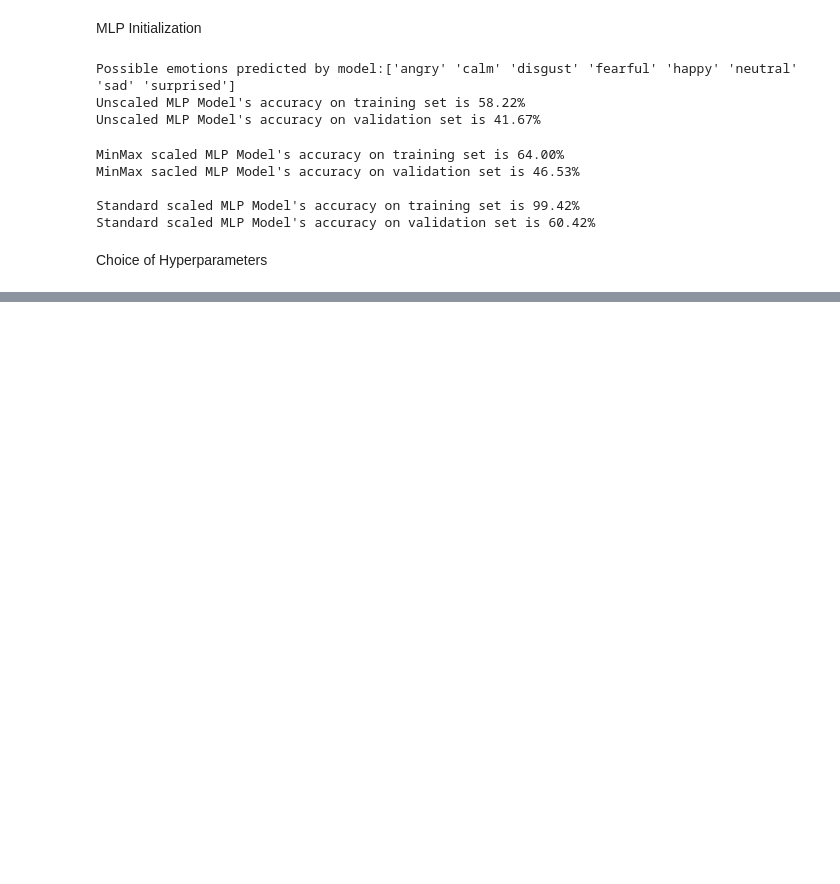
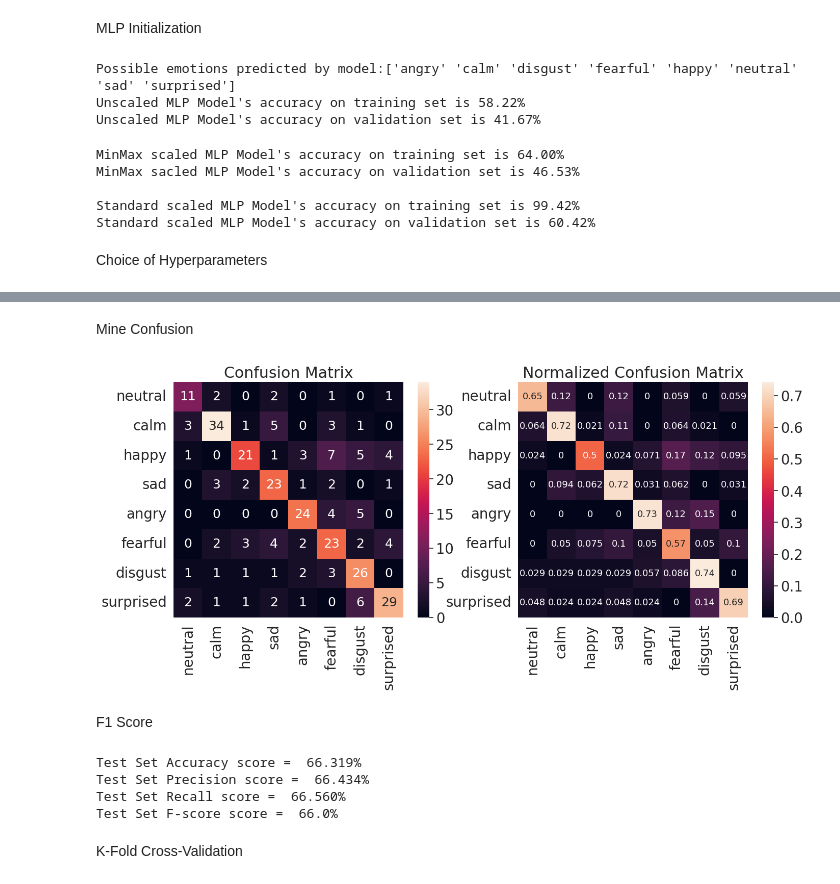
Before and after one commit to Wilson30678tw/Week4-NeuralNetworks, a Jupyter notebook: W4_Neural_Networks.ipynb, the cells around one changed output, grey strips where cells are left out. Drawn from its saved outputs; the diff is of its cells as text; code cells hidden in the pictures; blank space fills up the shorter version.

```diff
--- a/W4_Neural_Networks.ipynb
+++ b/W4_Neural_Networks.ipynb
@@ -225,0 +238,14 @@ MinMax Scaling:
+# %%
+# Standard
+print('\033[1m' + 'My Standard Scaling:\n' + '\033[0m')
+scaler_standard = StandardScaler()
+my_features_scaled = scaler_standard.fit_transform(my_features)
+my_features_scaled_df = pd.DataFrame(my_features_scaled, columns=my_features.columns)
+print_features(my_features_scaled_df)
+
+# MinMax
+print('\n\n\033[1m' + 'My MinMax Scaling:\n' + '\033[0m')
+scaler_minmax = MinMaxScaler()
+my_features_minmax = scaler_minmax.fit_transform(my_features)
+my_features_minmax_df = pd.DataFrame(my_features_minmax, columns=my_features.columns)
+print_features(my_features_minmax_df)
@@ -389,0 +537,51 @@ KeyboardInterrupt:
+# %% [markdown]
+Mine Confusion
+# %%
+# get predictions on test set
+y_pred_emotion = model.predict(my_features_scaled_df)
+y_pred_emotion_groundtruth = my_emotions
+
+# set labels for matrix axes from emotions
+emotion_list =['neutral','calm','happy','sad','angry','fearful','disgust','surprised']
+emotion_name = [emotion for emotion in emotion_list]
+
+# build confusion matrix and normalized confusion matrix
+my_conf_matrix = confusion_matrix(y_pred_emotion_groundtruth, y_pred_emotion, labels=emotion_list)
+my_conf_matrix_norm = confusion_matrix(y_pred_emotion_groundtruth, y_pred_emotion,normalize='true', labels=emotion_list)
+
+
+
+# make a confusion matrix with labels using a DataFrame
+my_confmatrix_df = pd.DataFrame(my_conf_matrix, index=emotion_name, columns=emotion_name)
+my_confmatrix_df_norm = pd.DataFrame(my_conf_matrix_norm, index=emotion_name, columns=emotion_name)
+
+# plot confusion matrices
+plt.figure(figsize=(16,6))
+sn.set(font_scale=1.8) # emotion label and title size
+plt.subplot(1,2,1)
+plt.title('Confusion Matrix')
+sn.heatmap(confmatrix_df, annot=True, annot_kws={"size": 18}) #annot_kws is value font
+plt.subplot(1,2,2)
+plt.title('Normalized Confusion Matrix')
+sn.heatmap(confmatrix_df_norm, annot=True, annot_kws={"size": 13}) #annot_kws is value font
+
+plt.show()
+# %% [output]
+[figure, added]
+# %% [markdown]
+F1 Score
+# %%
+from sklearn.metrics import f1_score, precision_score, recall_score, accuracy_score
+
+y_pred = model.predict(X_test)
+print(f'Test Set Accuracy score =  {100*accuracy_score(y_test, y_pred):.3f}%') #same as model.score(X_test, y_test)
+print(f'Test Set Precision score =  {100*precision_score(y_test, y_pred, average="macro"):.3f}%')
+print(f'Test Set Recall score =  {100*recall_score(y_test, y_pred, average="macro"):.3f}%')
+print(f'Test Set F-score score =  {100*f1_score(y_test, y_pred, average="macro"):.3}%')
+# %% [output]
+Test Set Accuracy score =  66.319%
+Test Set Precision score =  66.434%
+Test Set Recall score =  66.560%
+Test Set F-score score =  66.0%
+# %% [markdown]
+K-Fold Cross-Validation
```
Also changed, not shown: parts of 15 cells of this notebook.
